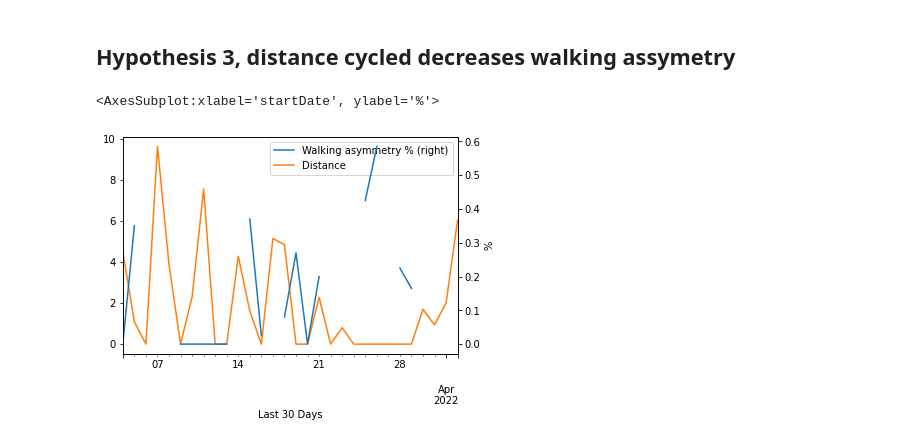
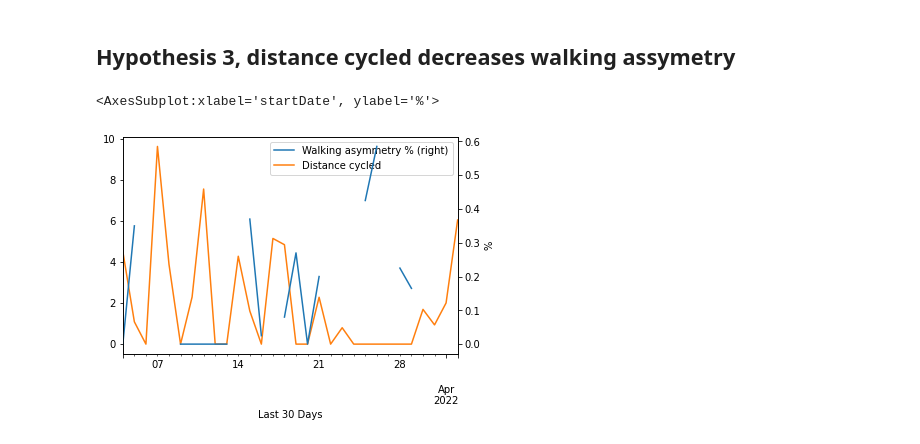
Before and after one commit to brunoamaral/mobility-report, a Jupyter notebook: mobility-report.ipynb, the cells around one changed output. Saved outputs shown, nothing was run; the diff lists cells and outputs as text; code cells hidden in the pictures.

```diff
--- a/mobility-report.ipynb
+++ b/mobility-report.ipynb
@@ -344,10 +344,9 @@ exercise_minutes_day.last('30D').plot(ax=ax,ylabel='%')
 ## Hypothesis 3, distance cycled decreases walking assymetry
 # %%
 cycle_distance = data.loc[data['type'] == 'HKQuantityTypeIdentifierDistanceCycling'][['startDate','endDate','sourceName','unit','value']].groupby(pd.Grouper(key='startDate', freq='D')).sum().last('30D')
-# data.loc[data['type'] == 'HKQuantityTypeIdentifierDistanceCycling'][['startDate','endDate','sourceName','unit','value']]
-cycle_distance.rename(columns={'value':'Distance'}, inplace=True)
+cycle_distance.rename(columns={'value':'Distance cycled'}, inplace=True)
 ax=walking_asymmetry_day.last('30D').plot(secondary_y=True,xlabel='Last 30 Days')
 cycle_distance.last('30D').plot(ax=ax,ylabel='%')
 # %% [output]
 <AxesSubplot:xlabel='startDate', ylabel='%'>
-[figure, old version]
+[figure, new version]
```
Also changed, not shown: parts of 1 cell of this notebook.
